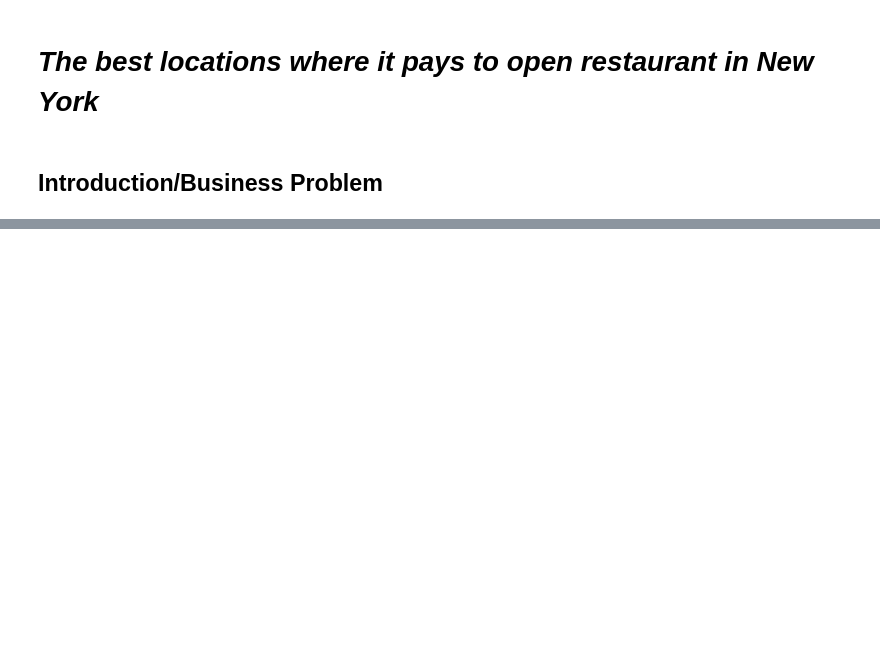
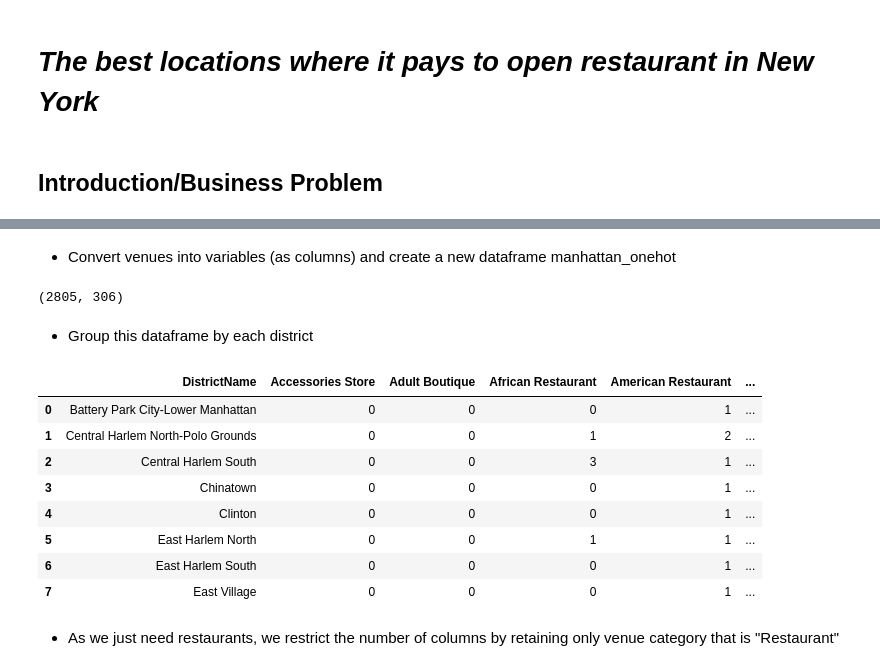
Before and after one commit to AhmcyrCourse/Coursera_Capstone, a Jupyter notebook: Report.ipynb, the cells around one changed output, grey strips where cells are left out. Cells and saved outputs as stored; diff of their text form; code cells hidden in the pictures; blank space fills up the shorter version.

```diff
--- a/Report.ipynb
+++ b/Report.ipynb
@@ -35,0 +390,3 @@ The best locations are those where there is no or few restaurants, close to subw
+# %%
+results = requests.get(url).json()
+#results
@@ -35,0 +407,16 @@ The best locations are those where there is no or few restaurants, close to subw
+# %%
+venues = results['response']['groups'][0]['items']
+
+nearby_venues = json_normalize(venues) # flatten JSON
+
+# filter columns
+filtered_columns = ['venue.name', 'venue.categories', 'venue.location.lat', 'venue.location.lng']
+nearby_venues =nearby_venues.loc[:, filtered_columns]
+
+# filter the category for each row
+nearby_venues['venue.categories'] = nearby_venues.apply(get_category_type, axis=1)
+
+# clean columns
+nearby_venues.columns = [col.split(".")[-1] for col in nearby_venues.columns]
+
+nearby_venues.head()
@@ -35,0 +476,5 @@ The best locations are those where there is no or few restaurants, close to subw
+# %%
+manhattan_venues = getNearbyVenues(names=manhattan_data['DistrictName'],
+                                   latitudes=manhattan_data['Latitude'],
+                                   longitudes=manhattan_data['Longitude']
+                                  )
@@ -35,0 +513,32 @@ The best locations are those where there is no or few restaurants, close to subw
+# %% [markdown]
+- Convert venues into variables (as columns) and create a new dataframe manhattan_onehot
+# %%
+manhattan_onehot = pd.get_dummies(manhattan_venues[['Venue Category']], prefix="", prefix_sep="")
+
+# add neighborhood column back to dataframe
+manhattan_onehot['DistrictName'] = manhattan_venues['DistrictName']
+
+# move neighborhood column to the first column
+fixed_columns = [manhattan_onehot.columns[-1]] + list(manhattan_onehot.columns[:-1])
+manhattan_onehot = manhattan_onehot[fixed_columns]
+
+manhattan_onehot.shape
+# %% [output]
+(2805, 306)
+# %% [markdown]
+- Group this dataframe by each district
+# %%
+manhattan_grouped = manhattan_onehot.groupby('DistrictName').sum().reset_index()
+manhattan_grouped.head(8)
+# %% [output]
+|  | DistrictName | Accessories Store | Adult Boutique | African Restaurant | American Restaurant | ... |
+| 0 | Battery Park City-Lower Manhattan | 0 | 0 | 0 | 1 | ... |
+| 1 | Central Harlem North-Polo Grounds | 0 | 0 | 1 | 2 | ... |
+| 2 | Central Harlem South | 0 | 0 | 3 | 1 | ... |
+| 3 | Chinatown | 0 | 0 | 0 | 1 | ... |
+| 4 | Clinton | 0 | 0 | 0 | 1 | ... |
+| 5 | East Harlem North | 0 | 0 | 1 | 1 | ... |
+| 6 | East Harlem South | 0 | 0 | 0 | 1 | ... |
+| 7 | East Village | 0 | 0 | 0 | 1 | ... |
+# %% [markdown]
+- As we just need restaurants, we restrict the number of columns by retaining only venue category that is "Restaurant"
```
Also changed, not shown: parts of 91 cells of this notebook, 2 other files.
